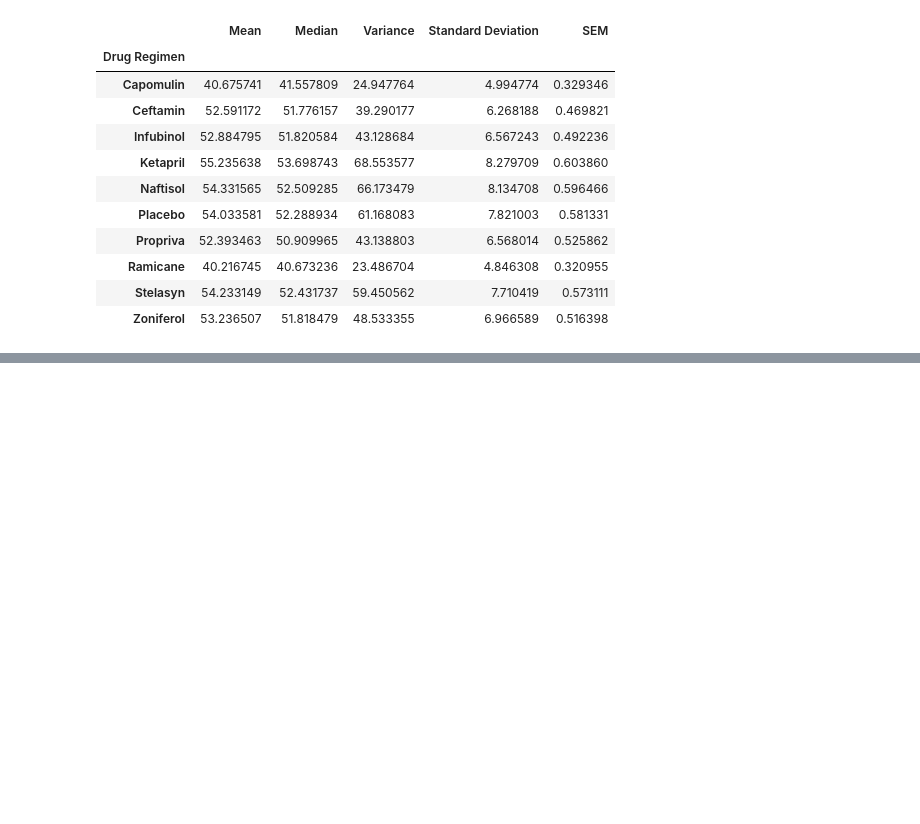
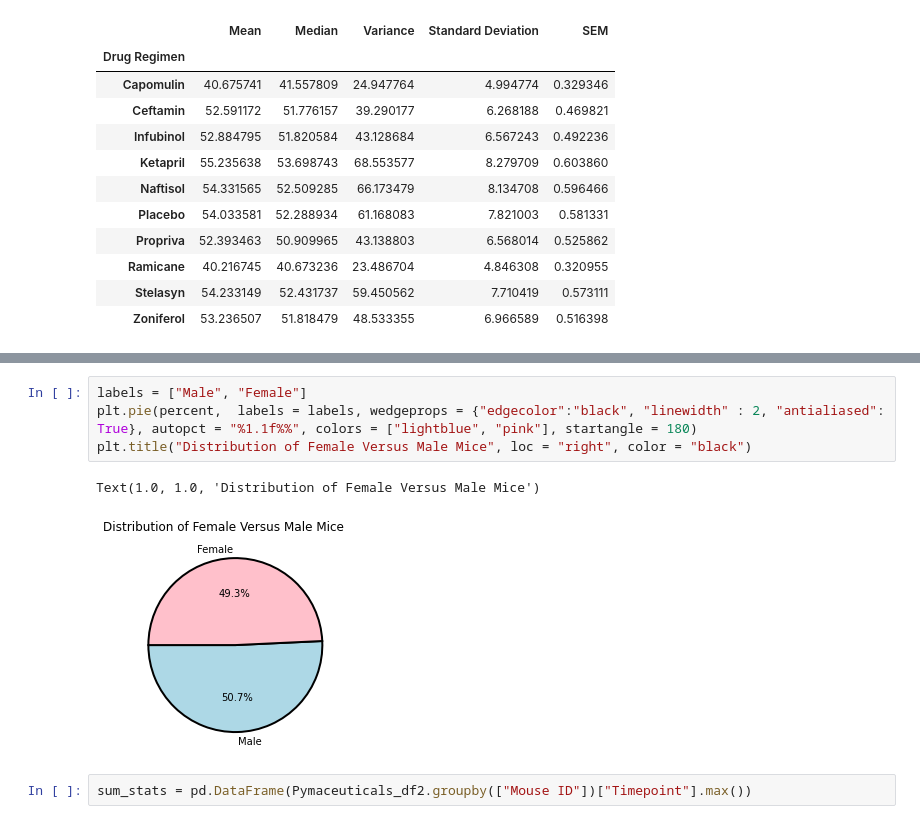
Before and after one commit to Prakb2401/matplotlib-challenge, a Jupyter notebook: Pymaceuticals/Pymaceuticals.ipynb, the cells around one changed output, grey strips where cells are left out. Saved outputs shown, nothing was run; the diff lists cells and outputs as text; blank space fills up the shorter version.

```diff
--- a/Pymaceuticals/Pymaceuticals.ipynb
+++ b/Pymaceuticals/Pymaceuticals.ipynb
@@ -147,0 +184,9 @@ Summary_Statistics2
+# %%
+labels = ["Male", "Female"]
+plt.pie(percent,  labels = labels, wedgeprops = {"edgecolor":"black", "linewidth" : 2, "antialiased": True}, autopct = "%1.1f%%", colors = ["lightblue", "pink"], startangle = 180)
+plt.title("Distribution of Female Versus Male Mice", loc = "right", color = "black")
+# %% [output]
+Text(1.0, 1.0, 'Distribution of Female Versus Male Mice')
+[figure, added]
+# %%
+sum_stats = pd.DataFrame(Pymaceuticals_df2.groupby(["Mouse ID"])["Timepoint"].max())
```
Also changed, not shown: parts of 15 cells of this notebook.
